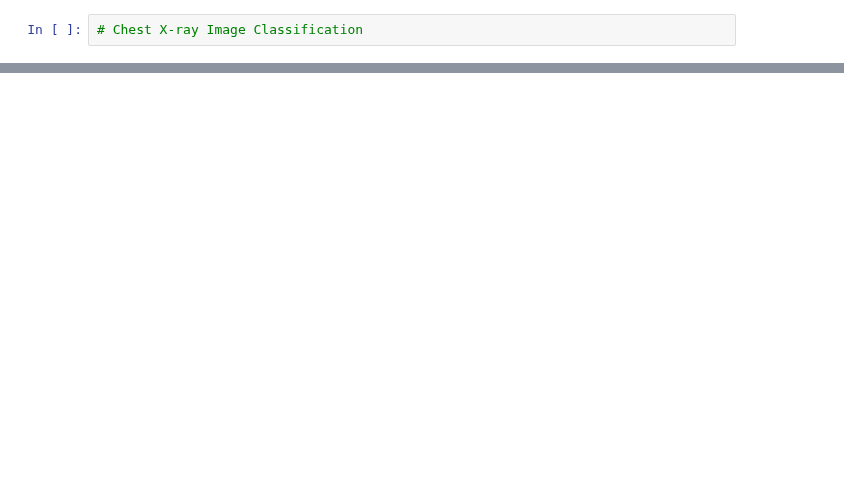
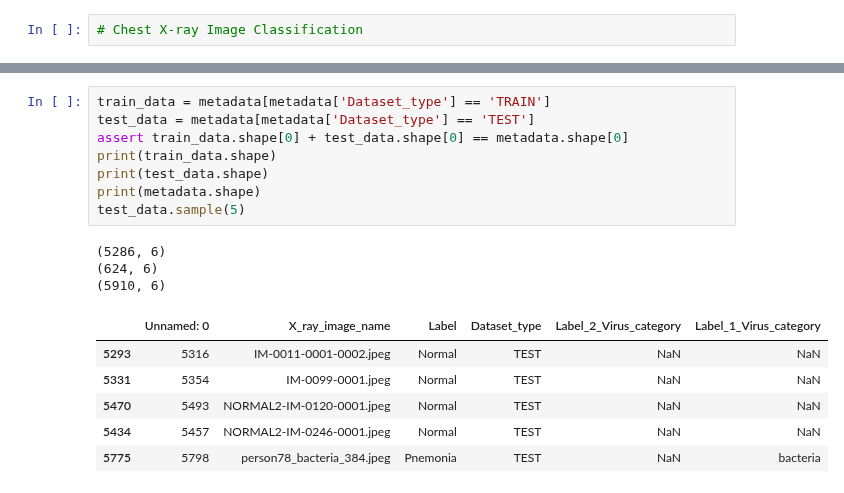
Before and after one commit to bayuarifbudiman/Bangkit-FinalProject-repo, a Jupyter notebook: Model-generation/Initial_Model.ipynb, the cells around one changed output, grey strips where cells are left out. Cells and saved outputs as stored; diff of their text form; blank space fills up the shorter version.

```diff
--- a/Model-generation/Initial_Model.ipynb
+++ b/Model-generation/Initial_Model.ipynb
@@ -17,0 +33,18 @@ import matplotlib.pyplot as plt
+# %%
+train_data = metadata[metadata['Dataset_type'] == 'TRAIN']
+test_data = metadata[metadata['Dataset_type'] == 'TEST']
+assert train_data.shape[0] + test_data.shape[0] == metadata.shape[0]
+print(train_data.shape)
+print(test_data.shape)
+print(metadata.shape)
+test_data.sample(5)
+# %% [output]
+(5286, 6)
+(624, 6)
+(5910, 6)
+|  | Unnamed: 0 | X_ray_image_name | Label | Dataset_type | Label_2_Virus_category | Label_1_Virus_category |
+| 5293 | 5316 | IM-0011-0001-0002.jpeg | Normal | TEST | NaN | NaN |
+| 5331 | 5354 | IM-0099-0001.jpeg | Normal | TEST | NaN | NaN |
+| 5470 | 5493 | NORMAL2-IM-0120-0001.jpeg | Normal | TEST | NaN | NaN |
+| 5434 | 5457 | NORMAL2-IM-0246-0001.jpeg | Normal | TEST | NaN | NaN |
+| 5775 | 5798 | person78_bacteria_384.jpeg | Pnemonia | TEST | NaN | bacteria |
```
Also changed, not shown: parts of 8 cells of this notebook.
